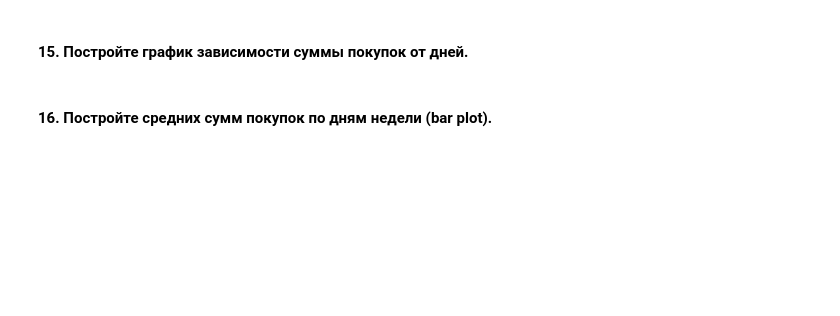
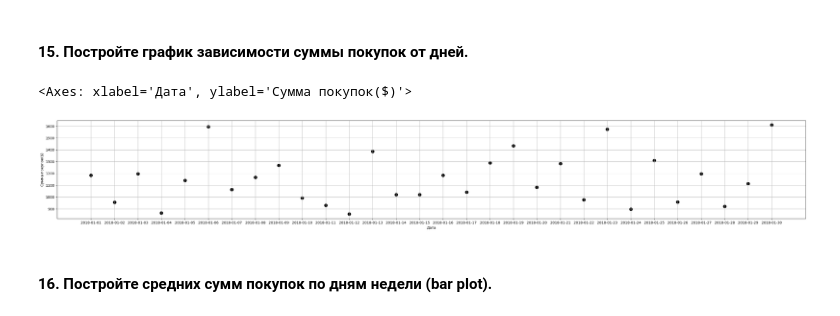
Before and after one commit to korotandr/MathPack2024, a Jupyter notebook: homework-04/homework-practice-04-pandas.ipynb, the cells around one changed output. Drawn from its saved outputs; the diff is of its cells as text; code cells hidden in the pictures; blank space fills up the shorter version.

```diff
--- a/homework-04/homework-practice-04-pandas.ipynb
+++ b/homework-04/homework-practice-04-pandas.ipynb
@@ -225,2 +316,10 @@ df['date'] = df.order_id.map(dates['date'])
+# %%
+day_sum = ch.drop(['quantity','item_name', 'choice_description', 'order_id'], axis= 1)
+day_sum = day_sum.groupby('date').sum()
+day_sum = day_sum.reset_index().sort_values('date')
+day_sum.plot.scatter(x='date', y='item_price_new', grid= True, xlabel='Дата', ylabel='Сумма покупок($)', s= 75, c= 'black', figsize= (38, 5))
+# %% [output]
+<Axes: xlabel='Дата', ylabel='Сумма покупок($)'>
+[figure, added]
 # %% [markdown]
 #### 16. Постройте средних сумм покупок по дням недели (bar plot).
```
Also changed, not shown: parts of 41 cells of this notebook, 3 other files.
